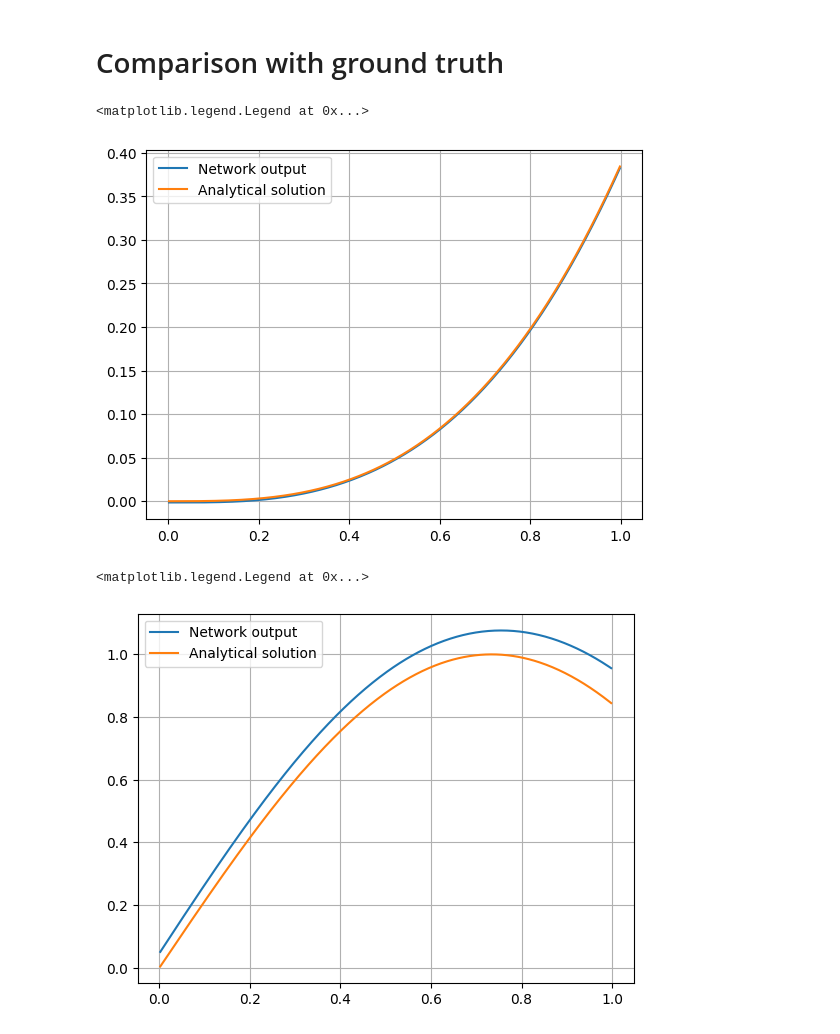
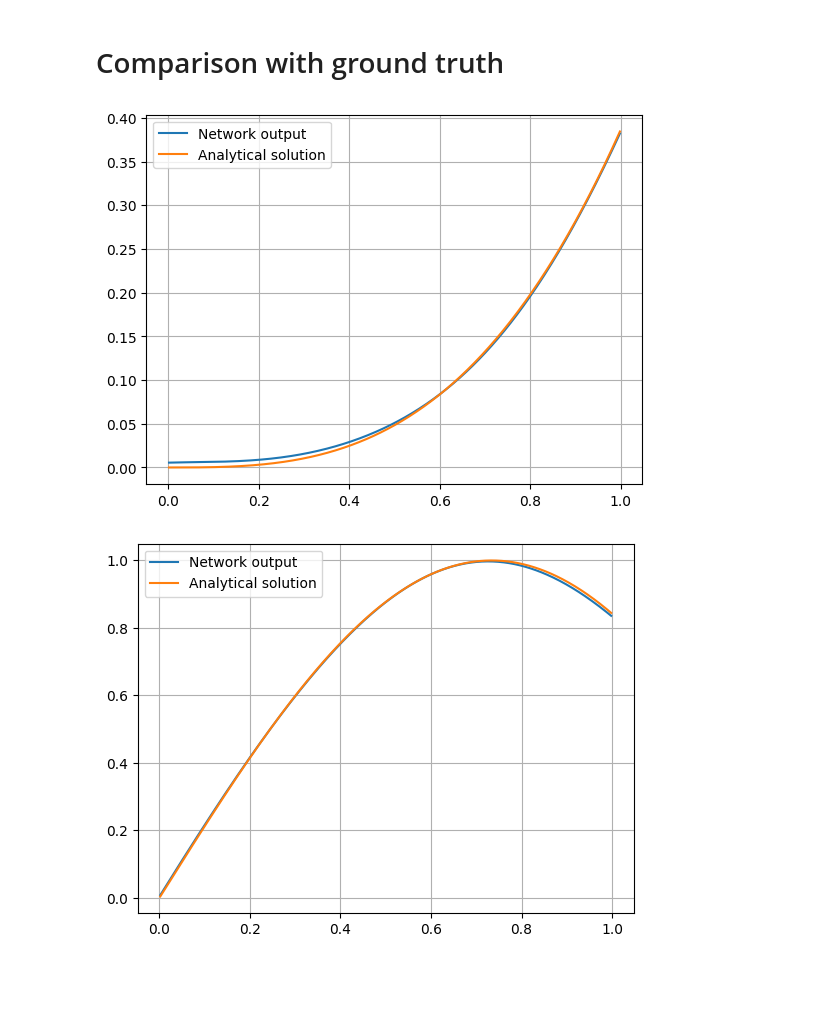
Before and after one commit to boschresearch/torchphysics, a Jupyter notebook: examples/tutorial/Tutorial_PIDeepONet.ipynb, the cells around one changed output. Saved outputs shown, nothing was run; the diff lists cells and outputs as text; code cells hidden in the pictures; blank space fills up the shorter version.

Commit message:
Tutorial PIDeepONet with new syntax
Signed-off-by: Janek <s_e8mv8u@uni-bremen.de>

```diff
--- a/examples/tutorial/Tutorial_PIDeepONet.ipynb
+++ b/examples/tutorial/Tutorial_PIDeepONet.ipynb
@@ -91,14 +91,14 @@ We first create function sets for all $f_i$ individually and afterwards obtain t
 # %%
 # Defining function set
-Fn_space = tp.spaces.FunctionSpace(T_int, F)
+Fn_space = tp.spaces.FunctionSpace(T, F)
 
-param_sampler = tp.samplers.RandomUniformSampler(K_int, n_points=40)
+param_sampler = tp.samplers.RandomUniformSampler(K_interval, n_points=5000)
 
 Fn_set_1 = tp.domains.CustomFunctionSet(Fn_space, param_sampler, f1)
 Fn_set_2 = tp.domains.CustomFunctionSet(Fn_space, param_sampler, f2)
 Fn_set_3 = tp.domains.CustomFunctionSet(Fn_space, param_sampler, f3)
 
-Fn_set = Fn_set_1 + Fn_set_2 + Fn_set_3 # "+" computes the union of function sets
+Fn_set = Fn_set_1.append(Fn_set_2).append(Fn_set_3) # A.append(B) computes the union of the function sets A and B.
 # %% [markdown]
 Mathematically, Fn_set represents the function set
 $$
@@ -128,10 +139,10 @@ The branch net in TorchPhysics needs to know the function space the parameter fu
 # %%
 # Branch net
-branch_input_sampler = tp.samplers.GridSampler(T_int, 50).make_static() # hence, there will be 50 sampling points $t_j$
+time_grid = tp.samplers.GridSampler(T_interval, 30).sample_points()
 # We choose a fully connected network for the branch net, in TorchPhysics: FCBranchNet(...)
-branch_net = tp.models.FCBranchNet(Fn_space, hidden=(50, 50), discretization_sampler=branch_input_sampler)
+branch_net = tp.models.FCBranchNet(Fn_space, hidden=(20, 20), grid=time_grid)
 # %% [markdown]
 Also for the trunk net we choose a fully connected network.
 # %%
-trunk_net = tp.models.FCTrunkNet(T, hidden=(30, 30))
+trunk_net = tp.models.FCTrunkNet(T, hidden=(10, 10), default_trunk_input=time_grid)
 # %% [markdown]
@@ -139,5 +150,5 @@ The constructor of the DeepONet receives just the trunk net, the branch net, the
 # %%
-model = tp.models.DeepONet(trunk_net, branch_net, U, output_neurons=50)
+deeponet = tp.models.DeepONet(trunk_net, branch_net, output_space=U, output_neurons=30)
 # %% [markdown]
 ## Step 5: Create TorchPhysics Conditions
 Almost done: We only need to define the TorchPhysics conditions for the ODE and initial condition. Since the DeepONet is to be trained physics-informed, we need to define PIDeepONetConditions.
@@ -241,37 +216,37 @@ def f(t):
 def F(t): # ground truth solution u_f
     return k0/3.0 * t**3
 
-model.fix_branch_input(f)
-grid_sampler = tp.samplers.GridSampler(T_int, 500)
+deeponet.fix_branch_input(f)
+grid_sampler = tp.samplers.GridSampler(T_interval, 500)
 grid_points = grid_sampler.sample_points().as_tensor
-out = model(tp.spaces.Points(grid_points, T)).as_tensor.detach()[0]
+out = deeponet(tp.spaces.Points(grid_points, T)).as_tensor.detach()[0]
 
 grid_p = grid_points
 plt.plot(grid_p, out)
 plt.plot(grid_p, F(grid_p))
 plt.grid()
 plt.legend(['Network output', 'Analytical solution'])
+plt.show()
 # %% [output]
-<matplotlib.legend.Legend at 0x...>
-[figure, old version]
+[figure, new version]
 # %%
 k0 = 2.14
 def f(t):
     return k0 * torch.cos(k0*t)
 
 def F(t): # ground truth solution u_f
     return torch.sin(k0*t)
 
-model.fix_branch_input(f)
-grid_sampler = tp.samplers.GridSampler(T_int, 500)
+deeponet.fix_branch_input(f)
+grid_sampler = tp.samplers.GridSampler(T_interval, 500)
 grid_points = grid_sampler.sample_points().as_tensor
-out = model(tp.spaces.Points(grid_points, T)).as_tensor.detach()[0]
+out = deeponet(tp.spaces.Points(grid_points, T)).as_tensor.detach()[0]
 
 grid_p = grid_points
 plt.plot(grid_p, out)
 plt.plot(grid_p, F(grid_p))
 plt.grid()
 plt.legend(['Network output', 'Analytical solution'])
+plt.show()
 # %% [output]
-<matplotlib.legend.Legend at 0x...>
-[figure, old version]
+[figure, new version]
```
Also changed, not shown: parts of 15 cells of this notebook.
